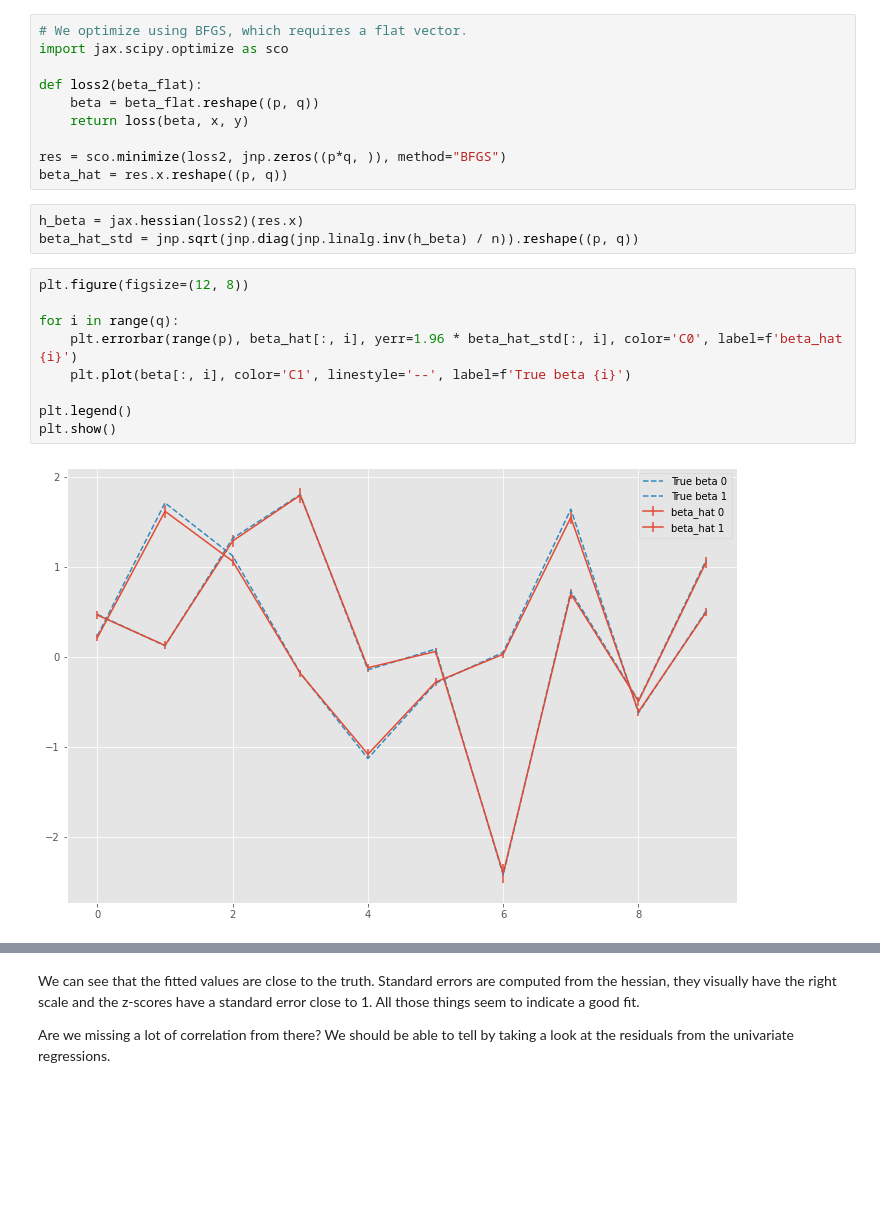
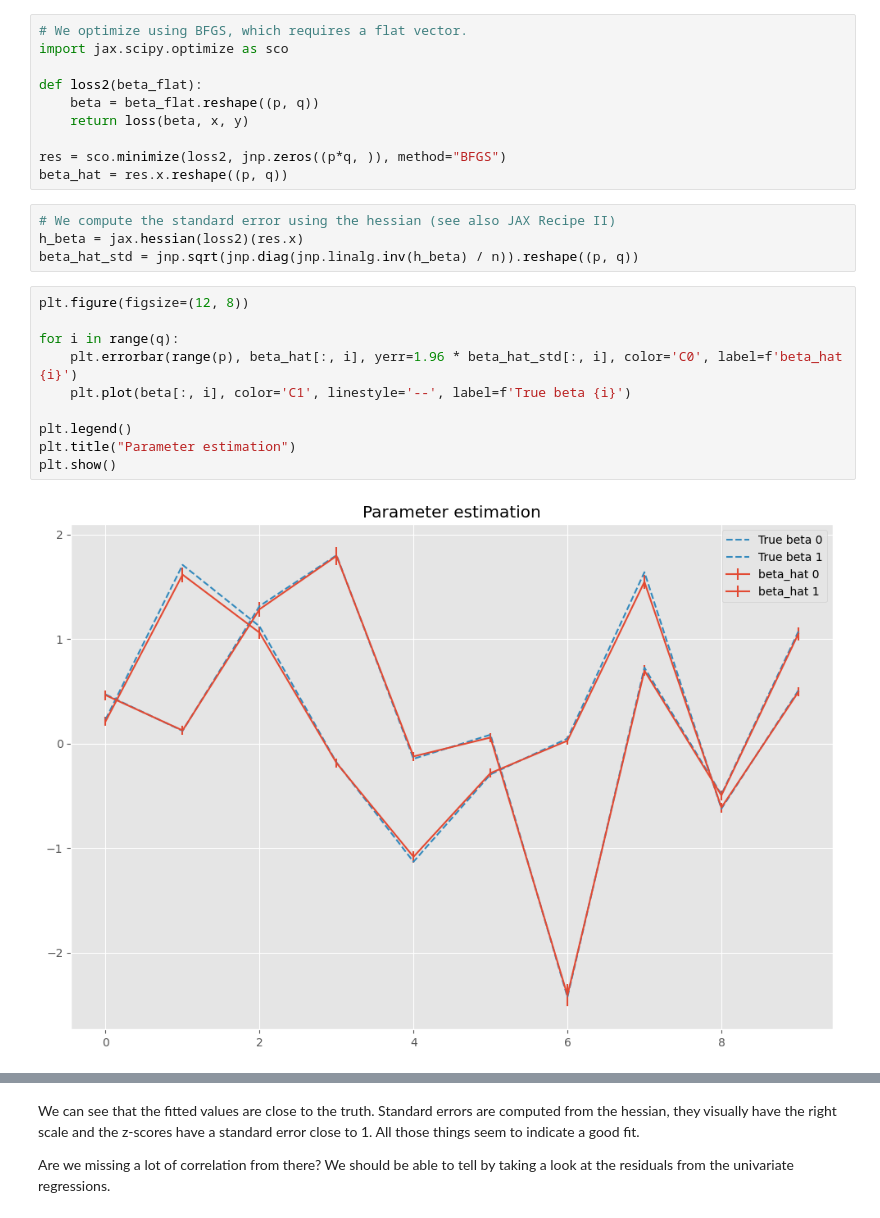
Before and after one commit to aevive/blog, a Jupyter notebook: chapters/7h_multivariate_probit_regression.ipynb, the cells around one changed output, grey strips where cells are left out. Drawn from its saved outputs; the diff is of its cells as text; blank space fills up the shorter version.

```diff
--- a/chapters/7h_multivariate_probit_regression.ipynb
+++ b/chapters/7h_multivariate_probit_regression.ipynb
@@ -132,19 +143,21 @@ def loss2(beta_flat):
 res = sco.minimize(loss2, jnp.zeros((p*q, )), method="BFGS")
 beta_hat = res.x.reshape((p, q))
 # %%
+# We compute the standard error using the hessian (see also JAX Recipe II)
 h_beta = jax.hessian(loss2)(res.x)
 beta_hat_std = jnp.sqrt(jnp.diag(jnp.linalg.inv(h_beta) / n)).reshape((p, q))
 # %%
 plt.figure(figsize=(12, 8))
 
 for i in range(q):
     plt.errorbar(range(p), beta_hat[:, i], yerr=1.96 * beta_hat_std[:, i], color='C0', label=f'beta_hat {i}')
     plt.plot(beta[:, i], color='C1', linestyle='--', label=f'True beta {i}')
 
 plt.legend()
+plt.title("Parameter estimation")
 plt.show()
 # %% [output]
-[figure, old version]
+[figure, new version]
 # %%
 z_scores = (beta_hat - beta) / beta_hat_std
 z_scores.mean(), z_scores.std()
```
Also changed, not shown: parts of 132 cells of this notebook, 8 other files.
